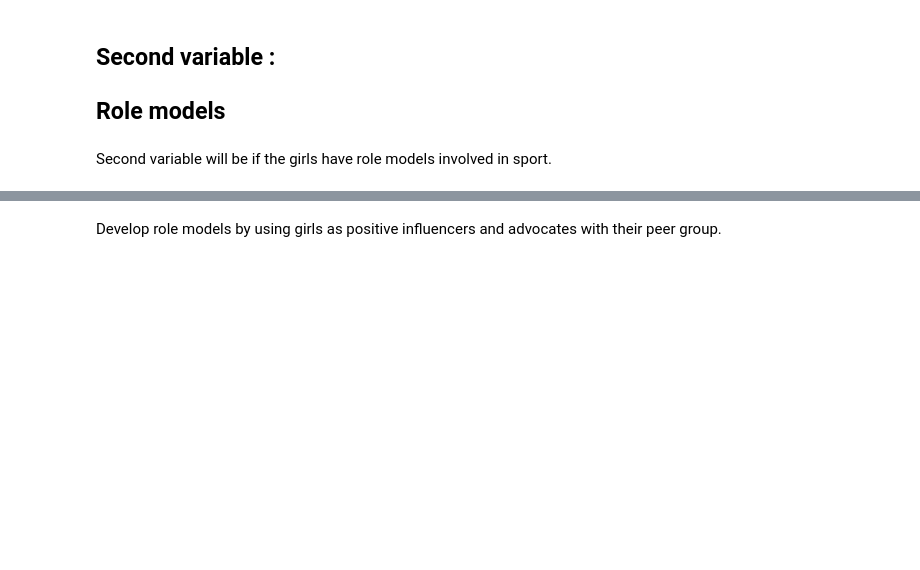
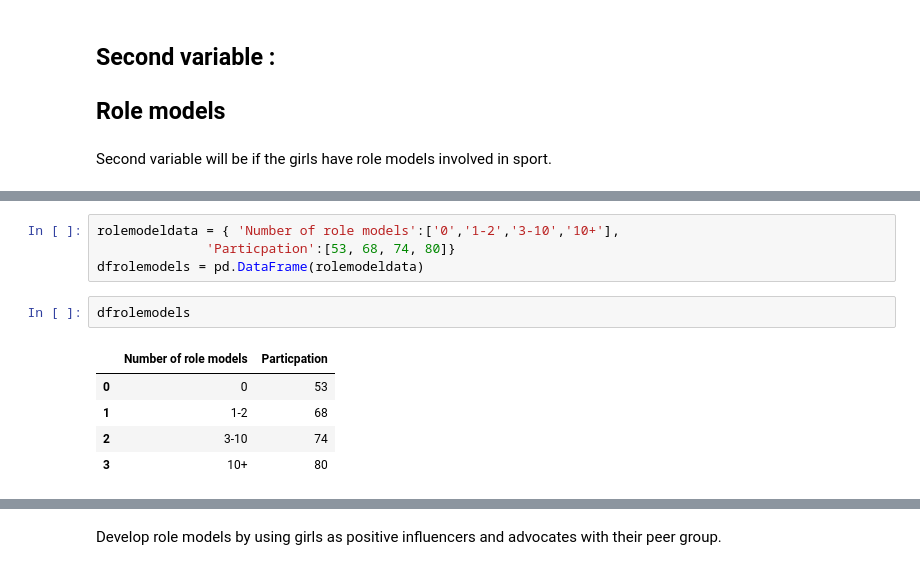
Before and after one commit to Michelleoc/programming-for-data-analysis-project, a Jupyter notebook: project.ipynb, the cells around one changed output, grey strips where cells are left out. Drawn from its saved outputs; the diff is of its cells as text; blank space fills up the shorter version.

```diff
--- a/project.ipynb
+++ b/project.ipynb
@@ -243,0 +256,12 @@ The more role models girls have will encourage more participation in sport.
+# %%
+rolemodeldata = { 'Number of role models':['0','1-2','3-10','10+'],
+              'Particpation':[53, 68, 74, 80]}
+dfrolemodels = pd.DataFrame(rolemodeldata)
+# %%
+dfrolemodels
+# %% [output]
+|  | Number of role models | Particpation |
+| 0 | 0 | 53 |
+| 1 | 1-2 | 68 |
+| 2 | 3-10 | 74 |
+| 3 | 10+ | 80 |
```
Also changed, not shown: parts of 22 cells of this notebook, 5 other files.
